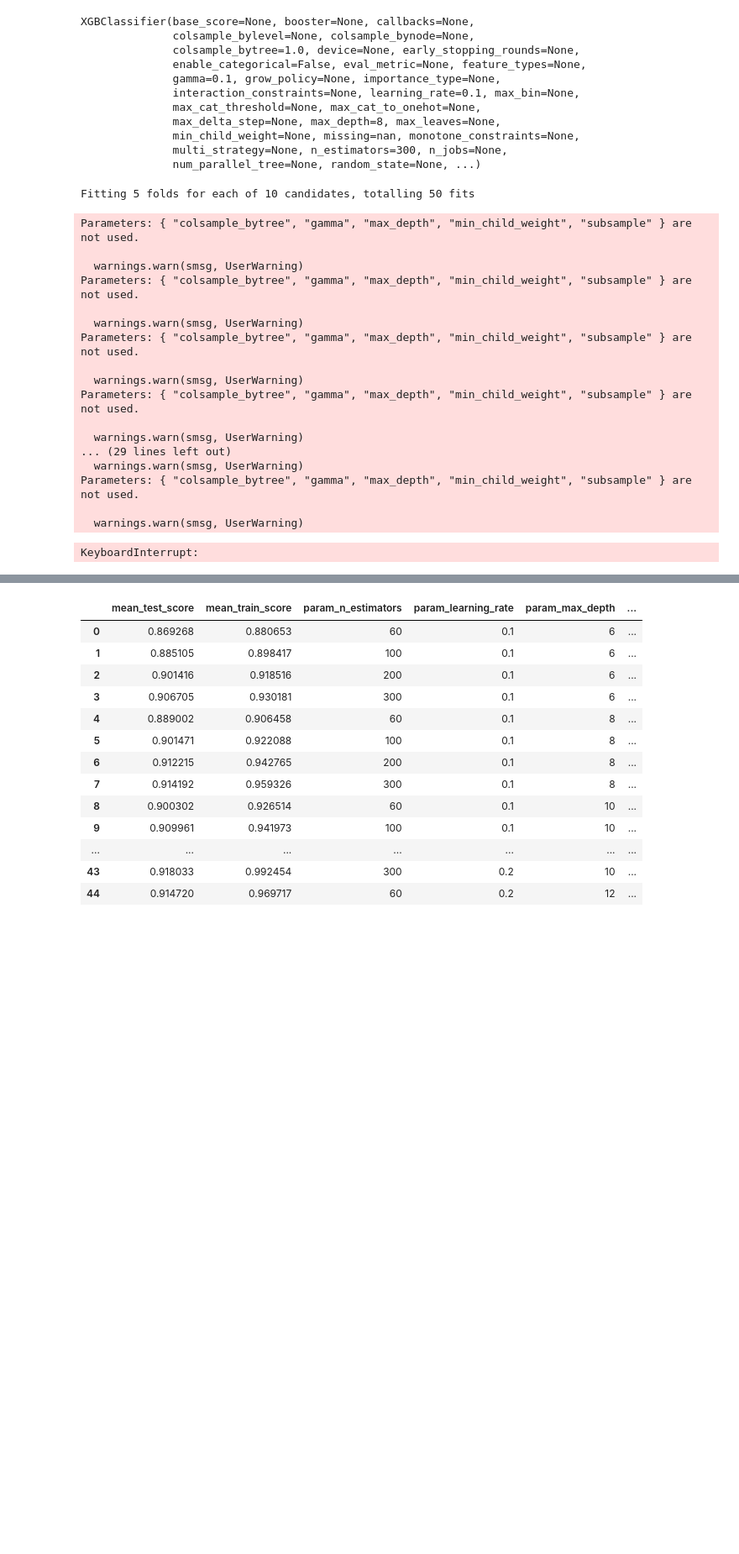
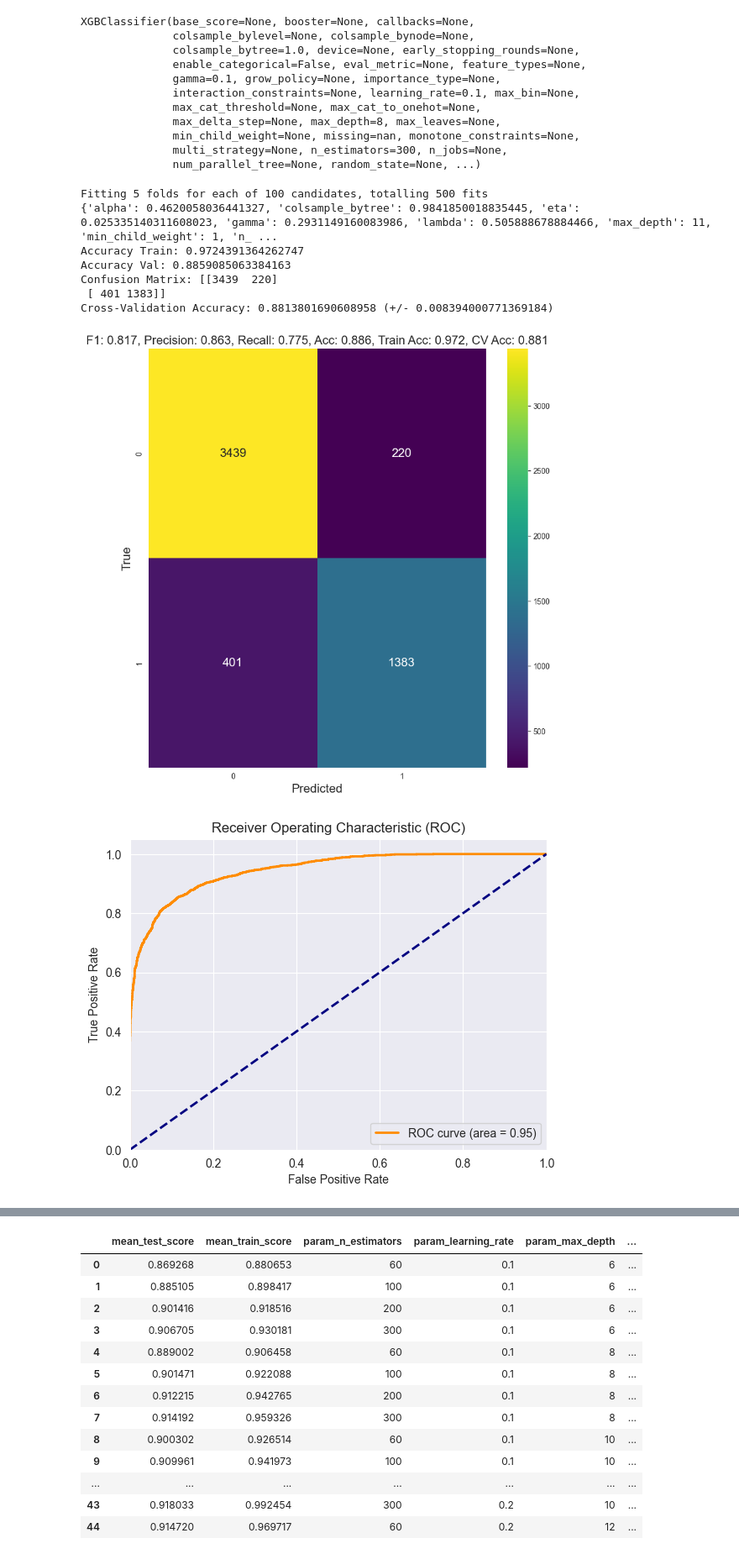
Before and after one commit to almog-sharoni/Data_Mining_Final_Project, a Jupyter notebook: main_notebook.ipynb, the cells around one changed output, grey strips where cells are left out. Shown at 84% size. Drawn from its saved outputs; the diff is of its cells as text; code cells hidden in the pictures; blank space fills up the shorter version.

```diff
--- a/main_notebook.ipynb
+++ b/main_notebook.ipynb
@@ -992,10 +992,13 @@ from sklearn.model_selection import train_test_split, cross_val_score
 from sklearn.metrics import confusion_matrix, accuracy_score
 from sklearn.metrics import f1_score,precision_score,recall_score, roc_curve, roc_auc_score
 
-def train_model(model, df, y, cv=5):
+def train_model(model, df, y, cv=5 ,X_val=None, y_val=None):
     # Split the data into training and validation sets
-    X_train, X_val, y_train, y_val = train_test_split(df, y, test_size=0.2, random_state=42, stratify=y)
-
+    if X_val is None and y_val is None:
+        X_train, X_val, y_train, y_val = train_test_split(df, y, test_size=0.2, random_state=42, stratify=y)
+    else:
+        X_train = df
+        y_train = y
     # Train the model
     model.fit(X_train, y_train)
 
@@ -1245,52 +1248,44 @@ param_dist = {
     'colsample_bytree': uniform(0.7, 0.3),
     'n_estimators': randint(100, 1000),
     'gamma': uniform(0, 0.5),
     'lambda': uniform(0, 1),
     'alpha': uniform(0, 1),
     'min_child_weight': randint(1, 10),
-    'booster': ['gbtree', 'gblinear', 'dart']
 }
 
 # Initialize RandomizedSearchCV
 random_search = RandomizedSearchCV(
     XGBClassifier(),
     param_distributions=param_dist,
-    n_iter=10,
+    n_iter=100,
     cv=5,
     scoring='accuracy',
     n_jobs=-1,
     random_state=42,
-    verbose=1
+    verbose=1,
+    return_train_score=True
 )
 
 # Fit RandomizedSearchCV
 random_search.fit(df_encoded_std, y_train)
 
 # Get the best model
 best_model = random_search.best_estimator_
 
+best_params_XGB = random_search.best_params_
+
 # Print the best parameters
 print(random_search.best_params_)
 
 # Train the best model
 train_model(best_model, df_encoded_std, y_train)
 # %% [output]
-Fitting 5 folds for each of 10 candidates, totalling 50 fits
+Fitting 5 folds for each of 100 candidates, totalling 500 fits
+{'alpha': 0.4620058036441327, 'colsample_bytree': 0.9841850018835445, 'eta': 0.025335140311608023, 'gamma': 0.2931149160083986, 'lambda': 0.505888678884466, 'max_depth': 11, 'min_child_weight': 1, 'n_ ...
+Accuracy Train: 0.9724391364262747
+Accuracy Val: 0.8859085063384163
+Confusion Matrix: [[3439  220]
+ [ 401 1383]]
+Cross-Validation Accuracy: 0.8813801690608958 (+/- 0.008394000771369184)
-Parameters: { "colsample_bytree", "gamma", "max_depth", "min_child_weight", "subsample" } are not used.
-
-  warnings.warn(smsg, UserWarning)
-Parameters: { "colsample_bytree", "gamma", "max_depth", "min_child_weight", "subsample" } are not used.
-
-  warnings.warn(smsg, UserWarning)
-Parameters: { "colsample_bytree", "gamma", "max_depth", "min_child_weight", "subsample" } are not used.
-
-  warnings.warn(smsg, UserWarning)
-Parameters: { "colsample_bytree", "gamma", "max_depth", "min_child_weight", "subsample" } are not used.
-
-  warnings.warn(smsg, UserWarning)
-... (29 lines left out)
-  warnings.warn(smsg, UserWarning)
-Parameters: { "colsample_bytree", "gamma", "max_depth", "min_child_weight", "subsample" } are not used.
-
-  warnings.warn(smsg, UserWarning)
-KeyboardInterrupt:
+[figure, added]
+[figure, added]
```
Also changed, not shown: parts of 17 cells of this notebook, 1 other file.
